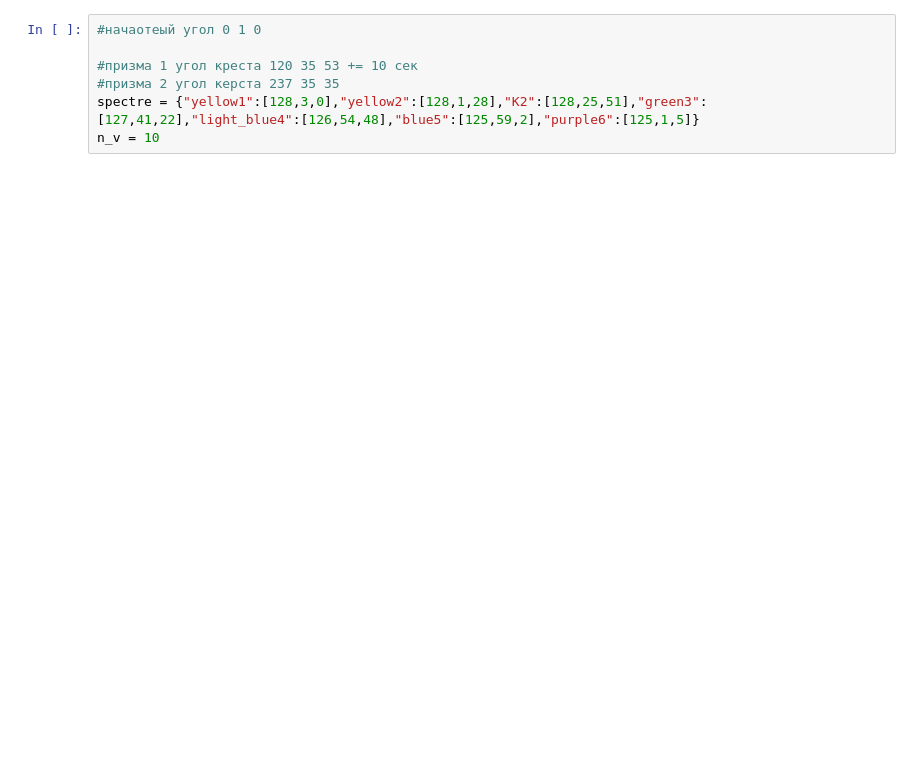
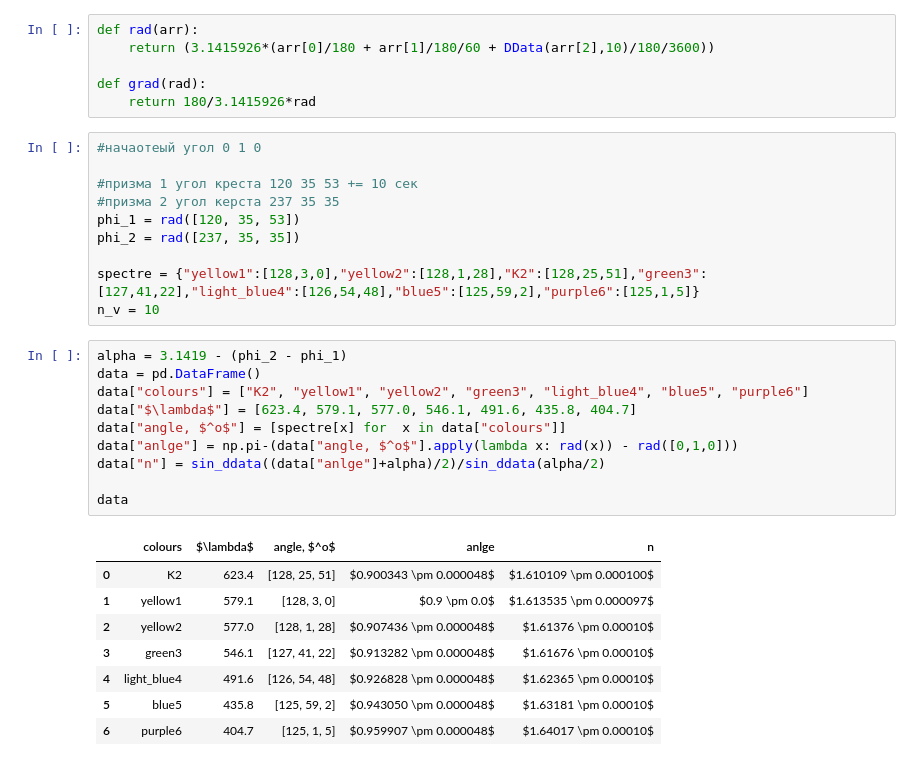
Before and after one commit to RedBrean/term2, a Jupyter notebook: term4/labs/443/443.ipynb, the cells around one changed output. Cells and saved outputs as stored; diff of their text form; blank space fills up the shorter version.

```diff
--- a/term4/labs/443/443.ipynb
+++ b/term4/labs/443/443.ipynb
@@ -323,7 +351,35 @@ class DData():
+# %%
+def rad(arr):
+    return (3.1415926*(arr[0]/180 + arr[1]/180/60 + DData(arr[2],10)/180/3600))
+
+def grad(rad):
+    return 180/3.1415926*rad
 # %%
 #начаотеый угол 0 1 0
 
 #призма 1 угол креста 120 35 53 += 10 сек
 #призма 2 угол керста 237 35 35
+phi_1 = rad([120, 35, 53])
+phi_2 = rad([237, 35, 35])
+
 spectre = {"yellow1":[128,3,0],"yellow2":[128,1,28],"K2":[128,25,51],"green3":[127,41,22],"light_blue4":[126,54,48],"blue5":[125,59,2],"purple6":[125,1,5]}
 n_v = 10
+# %%
+alpha = 3.1419 - (phi_2 - phi_1)
+data = pd.DataFrame()
+data["colours"] = ["K2", "yellow1", "yellow2", "green3", "light_blue4", "blue5", "purple6"]
+data["$\lambda$"] = [623.4, 579.1, 577.0, 546.1, 491.6, 435.8, 404.7]
+data["angle, $^o$"] = [spectre[x] for  x in data["colours"]]
+data["anlge"] = np.pi-(data["angle, $^o$"].apply(lambda x: rad(x)) - rad([0,1,0]))
+data["n"] = sin_ddata((data["anlge"]+alpha)/2)/sin_ddata(alpha/2)
+
+data
+# %% [output]
+|  | colours | $\lambda$ | angle, $^o$ | anlge | n |
+| 0 | K2 | 623.4 | [128, 25, 51] | $0.900343 \pm 0.000048$ | $1.610109 \pm 0.000100$ |
+| 1 | yellow1 | 579.1 | [128, 3, 0] | $0.9 \pm 0.0$ | $1.613535 \pm 0.000097$ |
+| 2 | yellow2 | 577.0 | [128, 1, 28] | $0.907436 \pm 0.000048$ | $1.61376 \pm 0.00010$ |
+| 3 | green3 | 546.1 | [127, 41, 22] | $0.913282 \pm 0.000048$ | $1.61676 \pm 0.00010$ |
+| 4 | light_blue4 | 491.6 | [126, 54, 48] | $0.926828 \pm 0.000048$ | $1.62365 \pm 0.00010$ |
+| 5 | blue5 | 435.8 | [125, 59, 2] | $0.943050 \pm 0.000048$ | $1.63181 \pm 0.00010$ |
+| 6 | purple6 | 404.7 | [125, 1, 5] | $0.959907 \pm 0.000048$ | $1.64017 \pm 0.00010$ |
```
Also changed, not shown: parts of 2 cells of this notebook, 1 other file.
